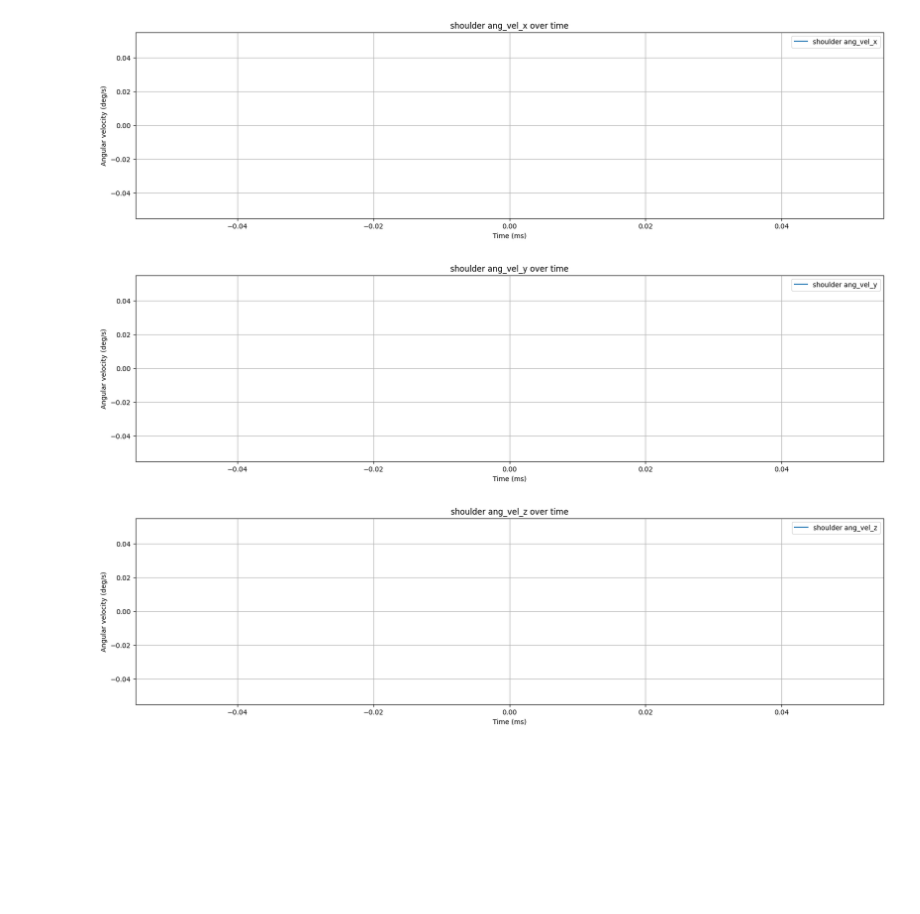
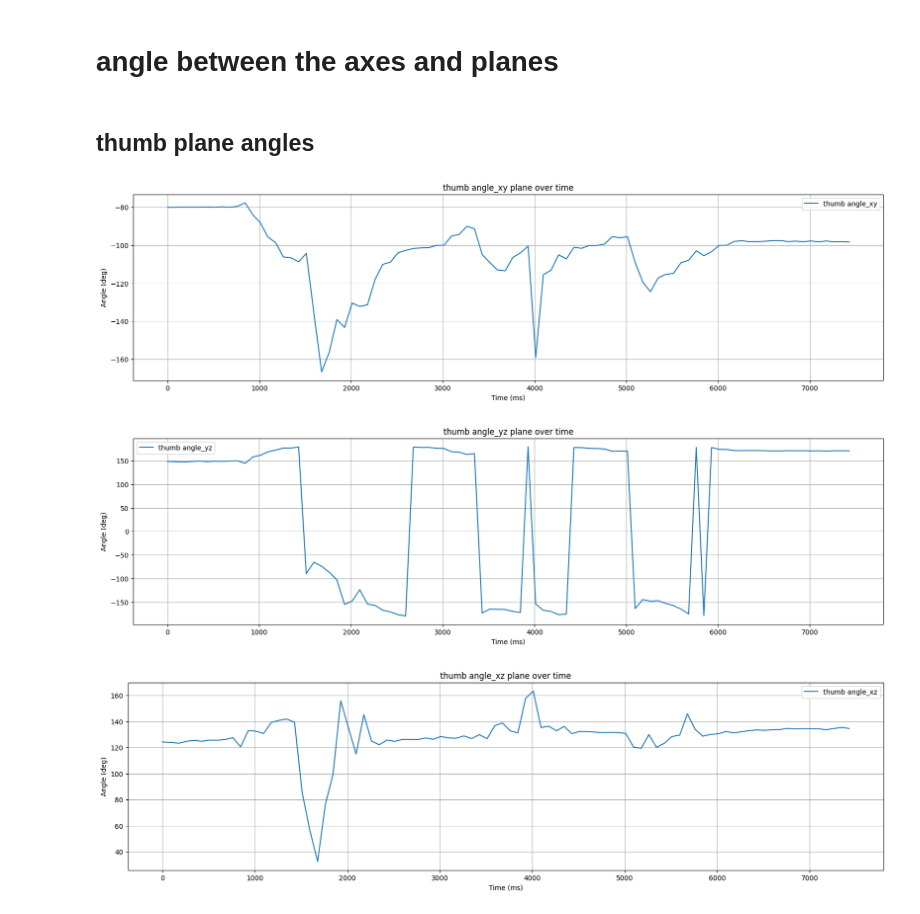
Before and after one commit to Sollaxe/sensorehab-data-frames, a Jupyter notebook: data-frames.ipynb, the cells around one changed output. Drawn from its saved outputs; the diff is of its cells as text; code cells hidden in the pictures; blank space fills up the shorter version.

```diff
--- a/data-frames.ipynb
+++ b/data-frames.ipynb
@@ -143,22 +151,3 @@ for _, row in df.iterrows():
 
     shoulder = create_sensor_data("shoulder", row)
     shoulder_datas.append(shoulder)
-# %%
-def draw_ang_plot(datas: list[SensorData], angleKey: str, sensor_name: str, y_label: str):
-  acc_time = 0
-  times = []
-  angles = []
-
-  for data in datas:
-      acc_time += data.delta
-      times.append(acc_time)
-      angles.append(getattr(data, angleKey, 0))
-
-  plt.figure(figsize=(20, 5))
-  plt.plot(times, angles, label=f"{sensor_name} {angleKey}")
-  plt.xlabel("Time (ms)")
-  plt.ylabel(y_label)
-  plt.title(f"{sensor_name} {angleKey} over time")
-  plt.legend()
-  plt.grid(True)
-  plt.show()
@@ -285,8 +154,31 @@ draw_ang_plot(wrist_datas, "ang_vel_z", "wrist", "Angular velocity (deg/s)")
-# %%
-draw_ang_plot(shoulder_datas, "ang_vel_x", "shoulder", "Angular velocity (deg/s)")
-draw_ang_plot(shoulder_datas, "ang_vel_y", "shoulder", "Angular velocity (deg/s)")
-draw_ang_plot(shoulder_datas, "ang_vel_z", "shoulder", "Angular velocity (deg/s)")
-# %% [output]
-[figure, removed]
-[figure, removed]
-[figure, removed]
+# %%
+def draw_ang_plot(datas: list[SensorData], angleKey: str, sensor_name: str, y_label: str, add_title: str):
+  acc_time = 0
+  times = []
+  angles = []
+
+  for data in datas:
+      acc_time += data.delta
+      times.append(acc_time)
+      angles.append(getattr(data, angleKey, 0))
+
+  plt.figure(figsize=(20, 5))
+  plt.plot(times, angles, label=f"{sensor_name} {angleKey}")
+  plt.xlabel("Time (ms)")
+  plt.ylabel(y_label)
+  plt.title(f"{sensor_name} {angleKey} {add_title} over time")
+  plt.legend()
+  plt.grid(True)
+  plt.show()
+# %% [markdown]
+# angle between the axes and planes
+# %% [markdown]
+## thumb plane angles
+# %%
+draw_ang_plot(thumb_datas, "angle_xy", "thumb", "Angle (deg)", "plane")
+draw_ang_plot(thumb_datas, "angle_yz", "thumb", "Angle (deg)", "plane")
+draw_ang_plot(thumb_datas, "angle_xz", "thumb", "Angle (deg)", "plane")
+# %% [output]
+[figure, added]
+[figure, added]
+[figure, added]
```
Also changed, not shown: parts of 47 cells of this notebook.
